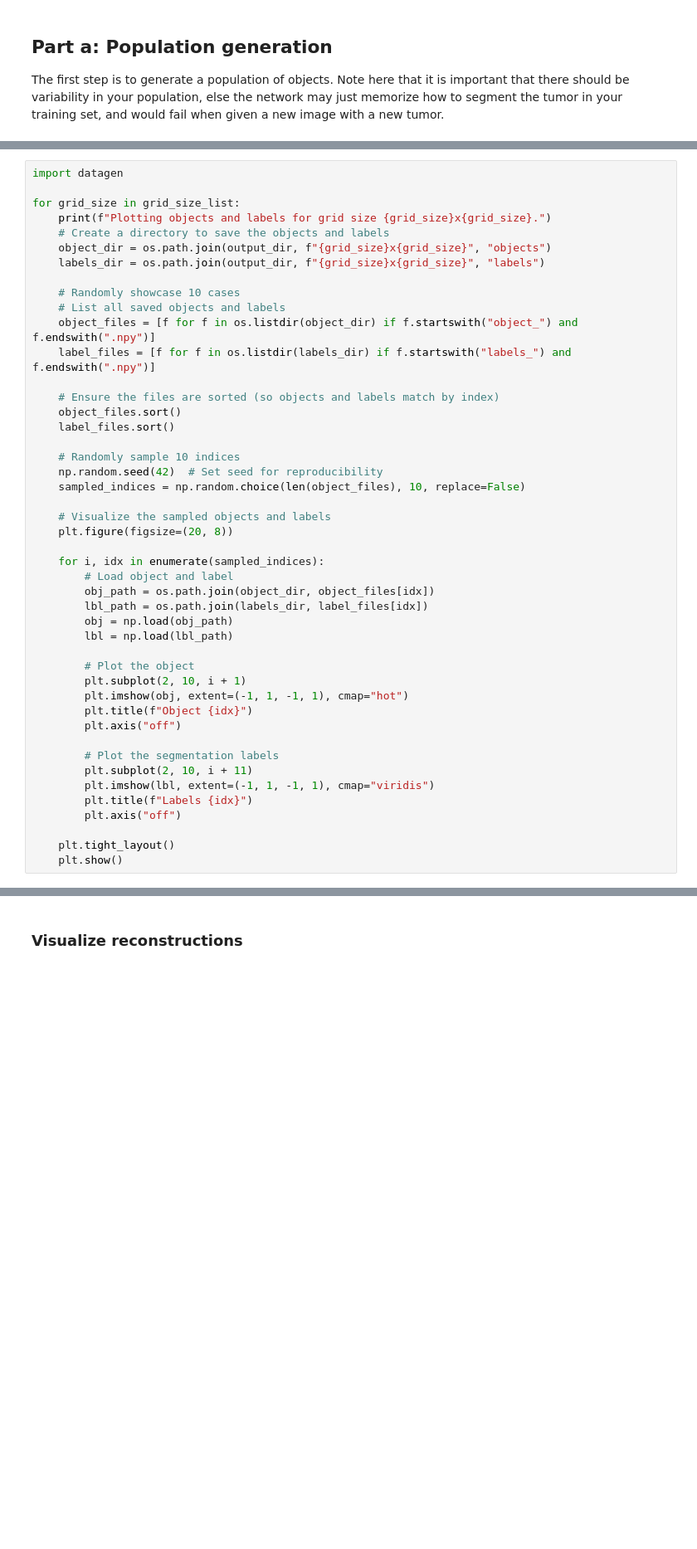
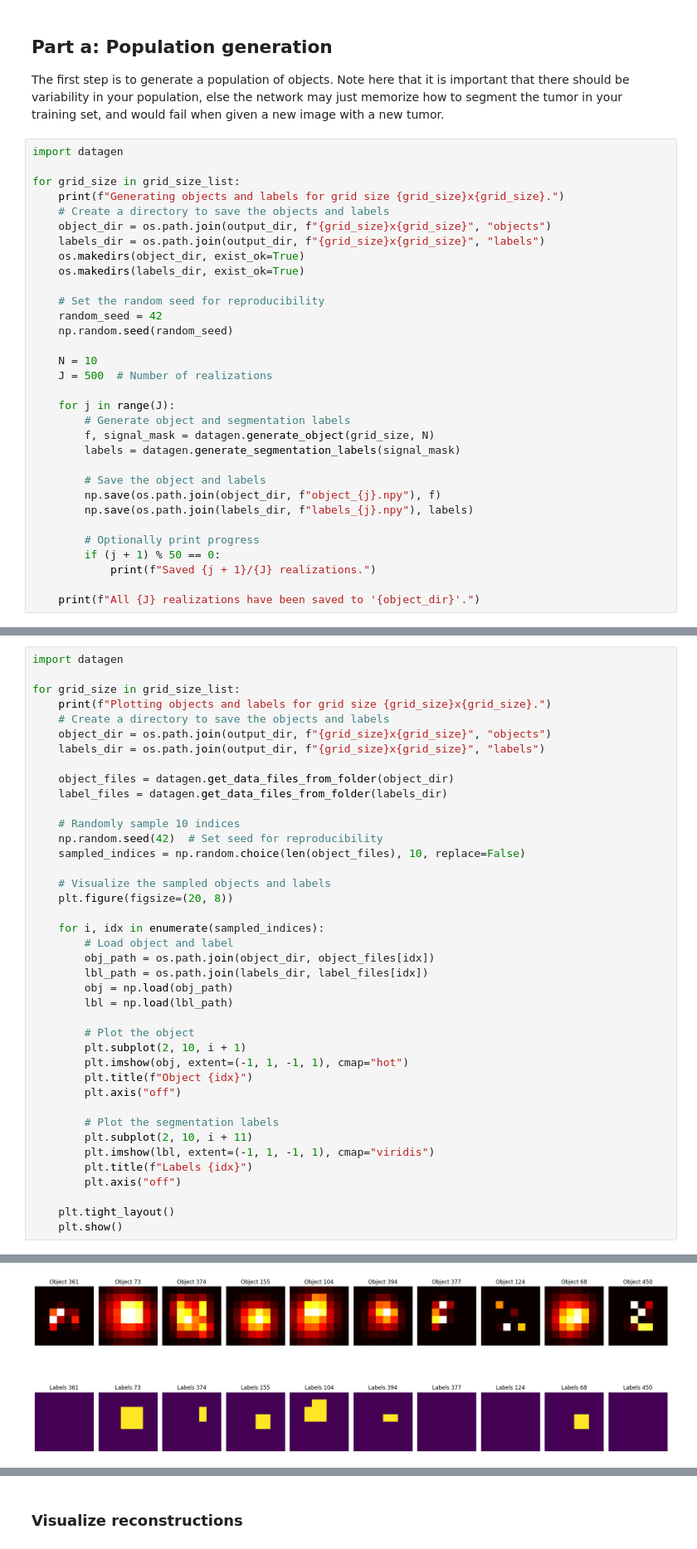
Before and after one commit to LukaiWang1998/mis_final_proj, a Jupyter notebook: project.ipynb, the cells around one changed output, grey strips where cells are left out. Shown at 83% size. Cells and saved outputs as stored; diff of their text form; blank space fills up the shorter version.

```diff
--- a/project.ipynb
+++ b/project.ipynb
@@ -36,3 +36,35 @@ delete_recursive(output_dir)
 ## Part a: Population generation
 The first step is to generate a population of objects. Note
 here that it is important that there should be variability in your population, else the network may just memorize how to segment the tumor in your training set, and would fail when given a new image with a new tumor.
+# %%
+import datagen
+
+for grid_size in grid_size_list:
+    print(f"Generating objects and labels for grid size {grid_size}x{grid_size}.")
+    # Create a directory to save the objects and labels
+    object_dir = os.path.join(output_dir, f"{grid_size}x{grid_size}", "objects")
+    labels_dir = os.path.join(output_dir, f"{grid_size}x{grid_size}", "labels")
+    os.makedirs(object_dir, exist_ok=True)
+    os.makedirs(labels_dir, exist_ok=True)
+
+    # Set the random seed for reproducibility
+    random_seed = 42
+    np.random.seed(random_seed)
+
+    N = 10
+    J = 500  # Number of realizations
+
+    for j in range(J):
+        # Generate object and segmentation labels
+        f, signal_mask = datagen.generate_object(grid_size, N)
+        labels = datagen.generate_segmentation_labels(signal_mask)
+
+        # Save the object and labels
+        np.save(os.path.join(object_dir, f"object_{j}.npy"), f)
+        np.save(os.path.join(labels_dir, f"labels_{j}.npy"), labels)
+
+        # Optionally print progress
+        if (j + 1) % 50 == 0:
+            print(f"Saved {j + 1}/{J} realizations.")
+
+    print(f"All {J} realizations have been saved to '{object_dir}'.")
@@ -45,42 +97,37 @@ for grid_size in grid_size_list:
     object_dir = os.path.join(output_dir, f"{grid_size}x{grid_size}", "objects")
     labels_dir = os.path.join(output_dir, f"{grid_size}x{grid_size}", "labels")
 
-    # Randomly showcase 10 cases
-    # List all saved objects and labels
-    object_files = [f for f in os.listdir(object_dir) if f.startswith("object_") and f.endswith(".npy")]
-    label_files = [f for f in os.listdir(labels_dir) if f.startswith("labels_") and f.endswith(".npy")]
-
-    # Ensure the files are sorted (so objects and labels match by index)
-    object_files.sort()
-    label_files.sort()
+    object_files = datagen.get_data_files_from_folder(object_dir)
+    label_files = datagen.get_data_files_from_folder(labels_dir)
 
     # Randomly sample 10 indices
     np.random.seed(42)  # Set seed for reproducibility
     sampled_indices = np.random.choice(len(object_files), 10, replace=False)
 
     # Visualize the sampled objects and labels
     plt.figure(figsize=(20, 8))
 
     for i, idx in enumerate(sampled_indices):
         # Load object and label
         obj_path = os.path.join(object_dir, object_files[idx])
         lbl_path = os.path.join(labels_dir, label_files[idx])
         obj = np.load(obj_path)
         lbl = np.load(lbl_path)
 
         # Plot the object
         plt.subplot(2, 10, i + 1)
         plt.imshow(obj, extent=(-1, 1, -1, 1), cmap="hot")
         plt.title(f"Object {idx}")
         plt.axis("off")
 
         # Plot the segmentation labels
         plt.subplot(2, 10, i + 11)
         plt.imshow(lbl, extent=(-1, 1, -1, 1), cmap="viridis")
         plt.title(f"Labels {idx}")
         plt.axis("off")
 
     plt.tight_layout()
     plt.show()
 # %% [output]
 Plotting objects and labels for grid size 8x8.
+[figure, added]
```
Also changed, not shown: parts of 12 cells of this notebook, 8 other files.
